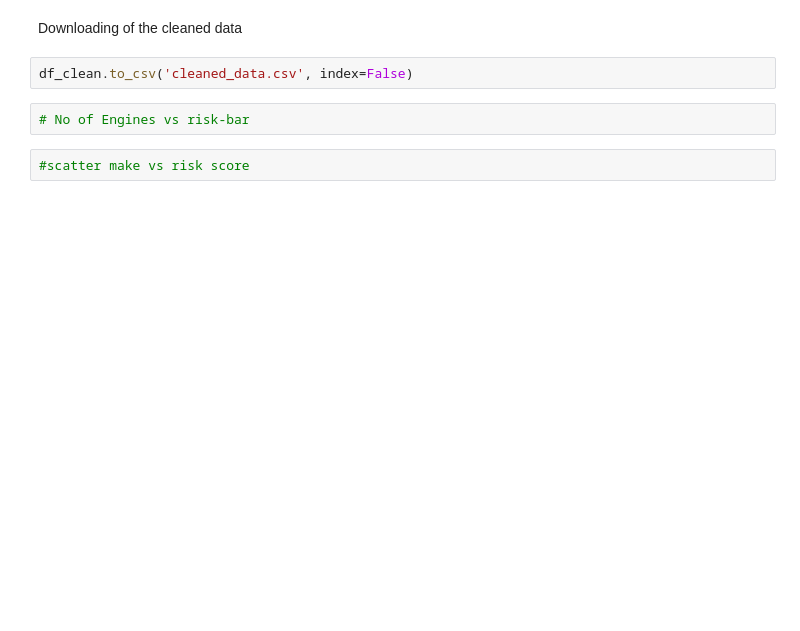
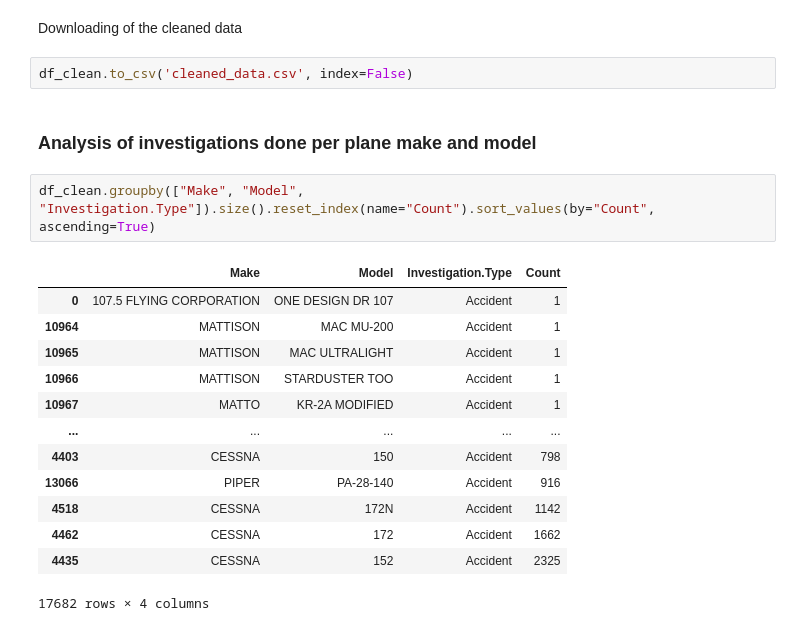
Before and after one commit to oomollo/dsc-phase-1-project-v3, a Jupyter notebook: student.ipynb, the cells around one changed output. Drawn from its saved outputs; the diff is of its cells as text; blank space fills up the shorter version.

```diff
--- a/student.ipynb
+++ b/student.ipynb
@@ -125,7 +160,21 @@ df_clean["RiskScore"] = (
 Downloading of the cleaned data
 # %%
 df_clean.to_csv('cleaned_data.csv', index=False)
-# %%
-# No of Engines vs risk-bar
-# %%
-#scatter make vs risk score
+# %% [markdown]
+### Analysis of investigations done per plane make and model
+# %%
+df_clean.groupby(["Make", "Model", "Investigation.Type"]).size().reset_index(name="Count").sort_values(by="Count", ascending=True)
+# %% [output]
+|  | Make | Model | Investigation.Type | Count |
+| 0 | 107.5 FLYING CORPORATION | ONE DESIGN DR 107 | Accident | 1 |
+| 10964 | MATTISON | MAC MU-200 | Accident | 1 |
+| 10965 | MATTISON | MAC ULTRALIGHT | Accident | 1 |
+| 10966 | MATTISON | STARDUSTER TOO | Accident | 1 |
+| 10967 | MATTO | KR-2A MODIFIED | Accident | 1 |
+| ... | ... | ... | ... | ... |
+| 4403 | CESSNA | 150 | Accident | 798 |
+| 13066 | PIPER | PA-28-140 | Accident | 916 |
+| 4518 | CESSNA | 172N | Accident | 1142 |
+| 4462 | CESSNA | 172 | Accident | 1662 |
+| 4435 | CESSNA | 152 | Accident | 2325 |
+17682 rows × 4 columns
```
Also changed, not shown: parts of 27 cells of this notebook, 1 other file.
